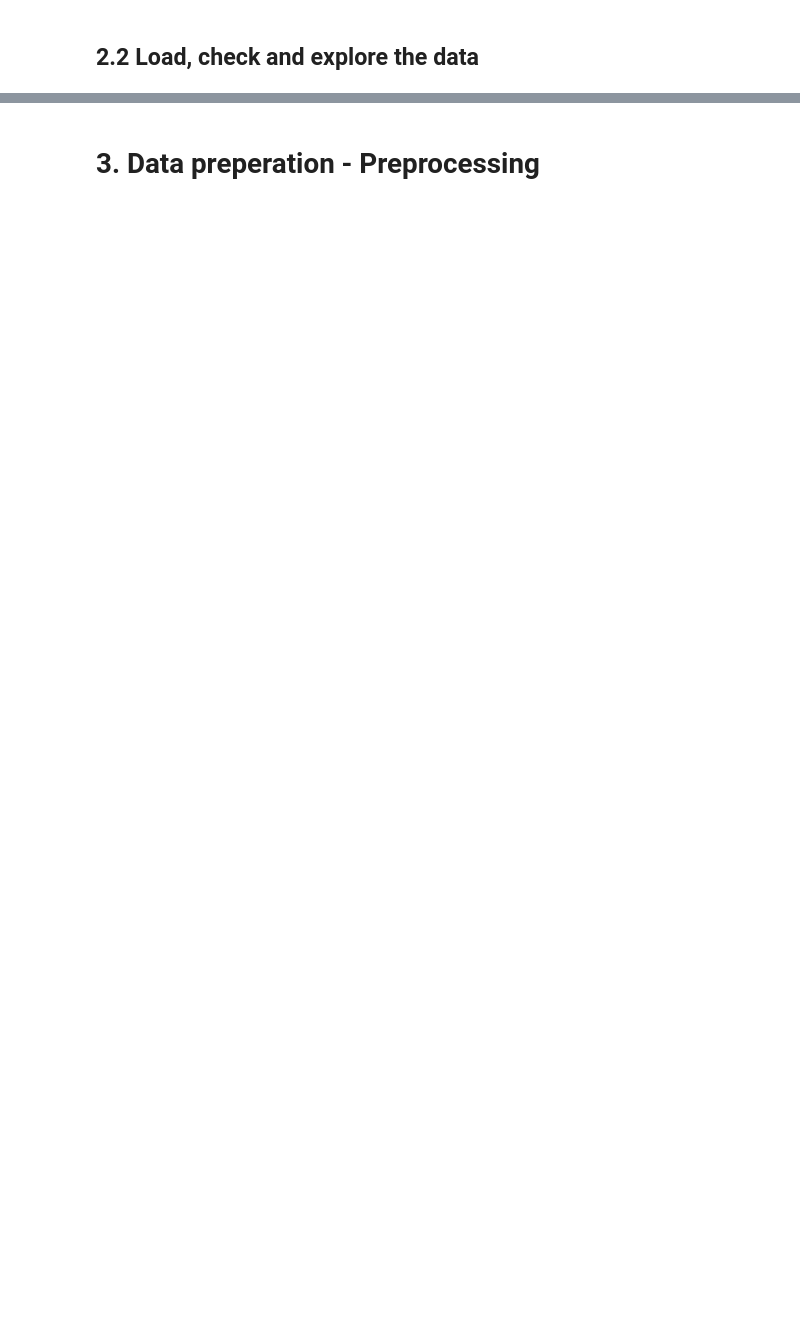
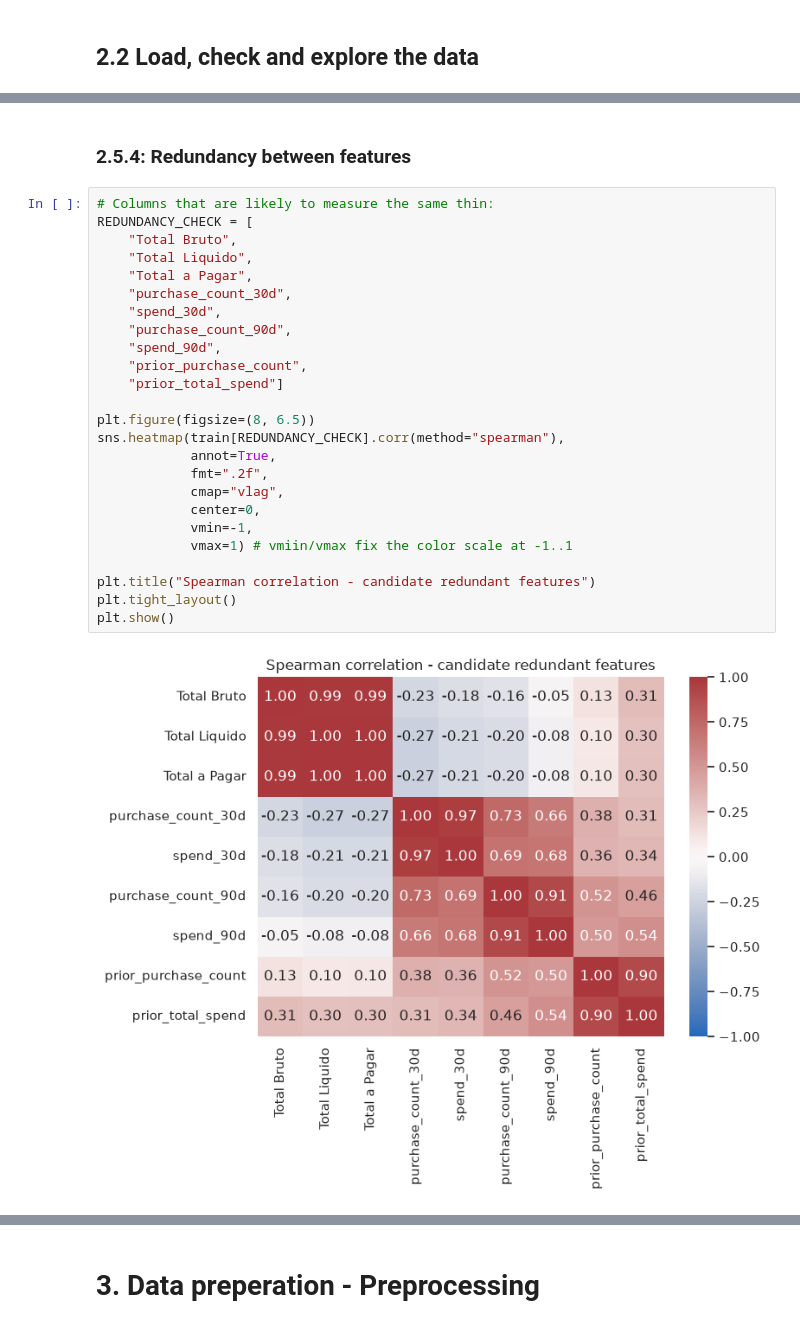
Before and after one commit to EduardoFDuarte/machine_learning_202627, a Jupyter notebook: notebooks/Mark_V1.ipynb, the cells around one changed output, grey strips where cells are left out. Saved outputs shown, nothing was run; the diff lists cells and outputs as text; blank space fills up the shorter version.

```diff
--- a/notebooks/Mark_V1.ipynb
+++ b/notebooks/Mark_V1.ipynb
@@ -65,0 +379,29 @@ clientes = pd.read_csv("../data/clientes.csv")
+# %% [markdown]
+### 2.5.4: Redundancy between features
+# %%
+# Columns that are likely to measure the same thin:
+REDUNDANCY_CHECK = [
+    "Total Bruto",
+    "Total Liquido",
+    "Total a Pagar",
+    "purchase_count_30d",
+    "spend_30d",
+    "purchase_count_90d",
+    "spend_90d",
+    "prior_purchase_count",
+    "prior_total_spend"]
+
+plt.figure(figsize=(8, 6.5))
+sns.heatmap(train[REDUNDANCY_CHECK].corr(method="spearman"),
+            annot=True,
+            fmt=".2f",
+            cmap="vlag",
+            center=0,
+            vmin=-1,
+            vmax=1) # vmiin/vmax fix the color scale at -1..1
+
+plt.title("Spearman correlation - candidate redundant features")
+plt.tight_layout()
+plt.show()
+# %% [output]
+[figure, added]
```
Also changed, not shown: parts of 45 cells of this notebook.
